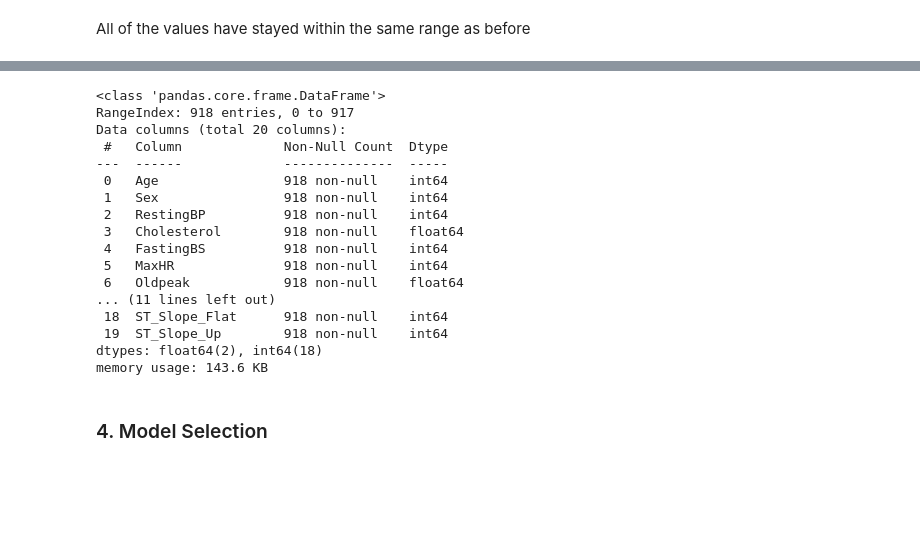
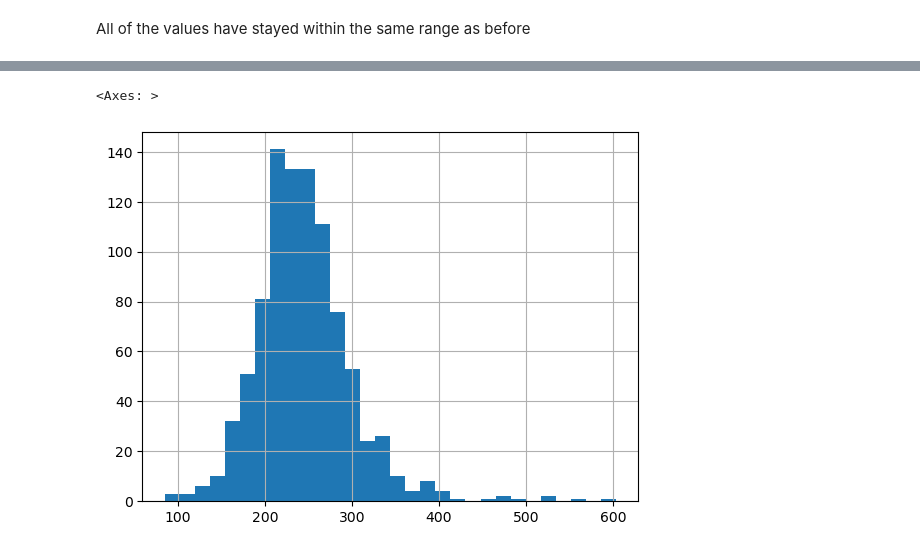
Before and after one commit to haraldnilsen/machine_learning, a Jupyter notebook: heart_risk_prediction/heart.ipynb, the cells around one changed output, grey strips where cells are left out. Saved outputs shown, nothing was run; the diff lists cells and outputs as text; code cells hidden in the pictures; blank space fills up the shorter version.

```diff
--- a/heart_risk_prediction/heart.ipynb
+++ b/heart_risk_prediction/heart.ipynb
@@ -144,4 +170,4 @@ from sklearn.impute import IterativeImputer
 
 # Select relevant columns
 cols_to_use = ['Age', 'MaxHR', 'RestingBP', 'Cholesterol']
-df_subset = df[cols_to_use]
+X_subset = X[cols_to_use]
@@ -168,13 +194,13 @@ from sklearn.ensemble import RandomForestRegressor
 imputer = IterativeImputer(estimator=RandomForestRegressor(), max_iter=15, random_state=42)
 # %%
 # Change zeros in Cholesterol to null
-df_subset.loc[df_subset['Cholesterol'] == 0, 'Cholesterol'] = np.nan
+X_subset.loc[X_subset['Cholesterol'] == 0, 'Cholesterol'] = np.nan
 # %%
 # Perform imputation
-imputer.fit(df_subset)
+imputer.fit(X_subset)
 # %% [output]
 IterativeImputer(estimator=RandomForestRegressor(), max_iter=15,
                  random_state=42)
 # %%
-df_imputed = pd.DataFrame(imputer.transform(df_subset), columns=cols_to_use)
+X_imputed = pd.DataFrame(imputer.transform(X_subset), columns=cols_to_use)
 # %%
@@ -202,22 +216,5 @@ df['Cholesterol'] = df_imputed['Cholesterol']
-# %%
-df.info()
-# %% [output]
-<class 'pandas.core.frame.DataFrame'>
-RangeIndex: 918 entries, 0 to 917
-Data columns (total 20 columns):
- #   Column             Non-Null Count  Dtype
----  ------             --------------  -----
- 0   Age                918 non-null    int64
- 1   Sex                918 non-null    int64
- 2   RestingBP          918 non-null    int64
- 3   Cholesterol        918 non-null    float64
- 4   FastingBS          918 non-null    int64
- 5   MaxHR              918 non-null    int64
- 6   Oldpeak            918 non-null    float64
-... (11 lines left out)
- 18  ST_Slope_Flat      918 non-null    int64
- 19  ST_Slope_Up        918 non-null    int64
-dtypes: float64(2), int64(18)
-memory usage: 143.6 KB
-# %% [markdown]
-### 4. Model Selection
+# %%
+X_imputed['Cholesterol'].hist(bins=30)
+# %% [output]
+<Axes: >
+[figure, added]
```
Also changed, not shown: parts of 100 cells of this notebook.
